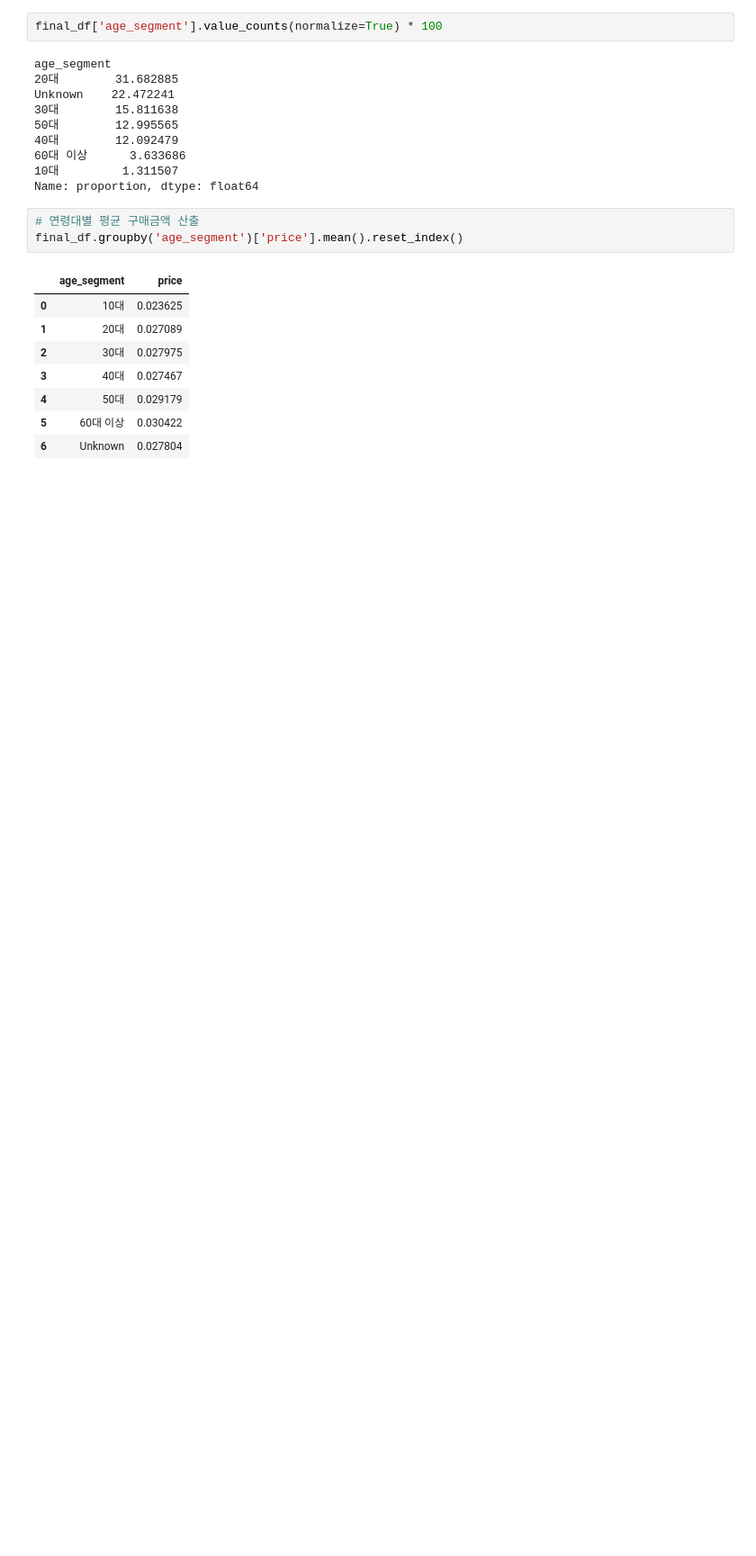
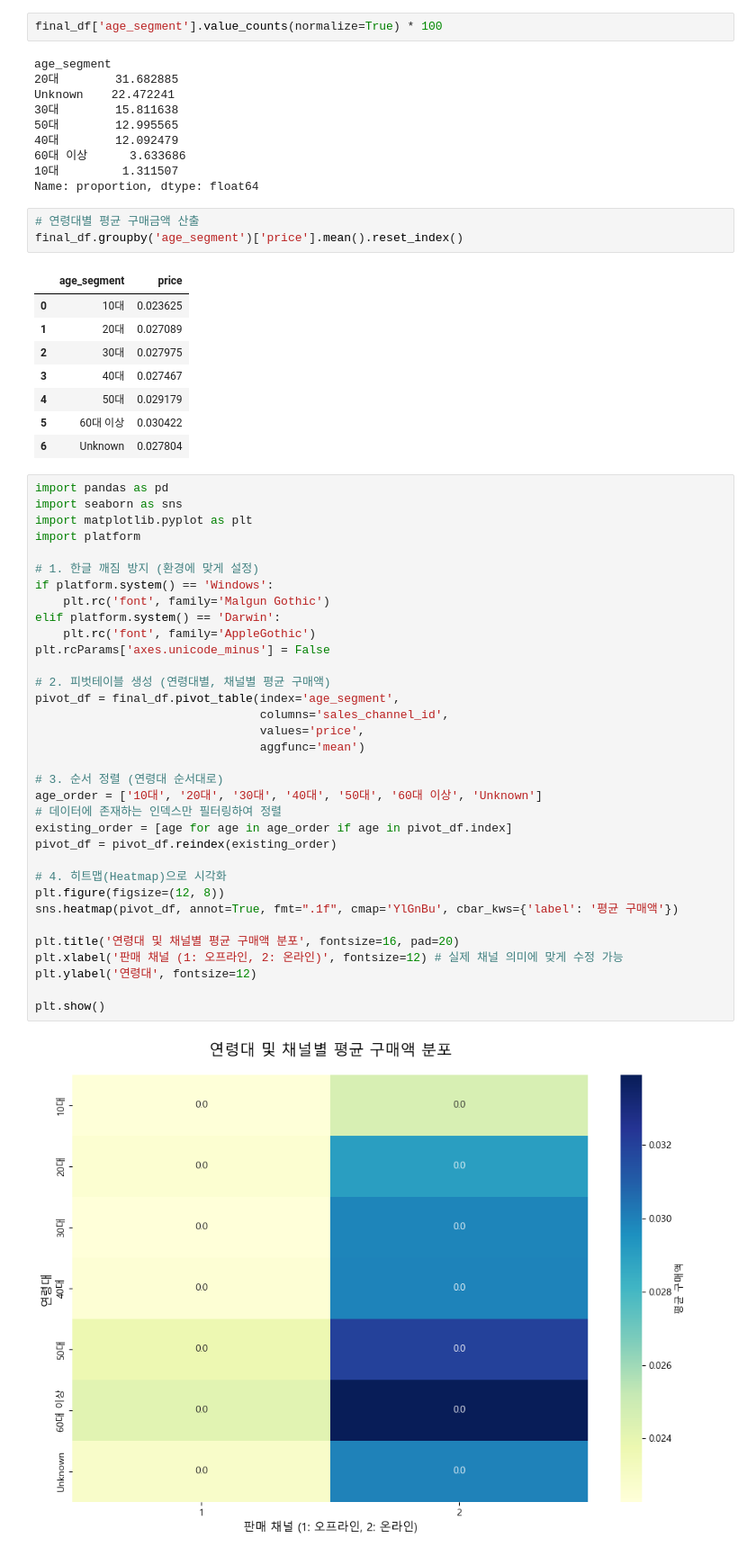
Before and after one commit to yoohengu/cross-gen-biz-analysis, a Jupyter notebook: notebooks/soeun_eda/joinin.ipynb, the cells around one changed output. Shown at 90% size. Saved outputs shown, nothing was run; the diff lists cells and outputs as text; blank space fills up the shorter version.

```diff
--- a/notebooks/soeun_eda/joinin.ipynb
+++ b/notebooks/soeun_eda/joinin.ipynb
@@ -1597,3 +1493,39 @@ final_df.groupby('age_segment')['price'].mean().reset_index()
 | 4 | 50대 | 0.029179 |
 | 5 | 60대 이상 | 0.030422 |
 | 6 | Unknown | 0.027804 |
+# %%
+import pandas as pd
+import seaborn as sns
+import matplotlib.pyplot as plt
+import platform
+
+# 1. 한글 깨짐 방지 (환경에 맞게 설정)
+if platform.system() == 'Windows':
+    plt.rc('font', family='Malgun Gothic')
+elif platform.system() == 'Darwin':
+    plt.rc('font', family='AppleGothic')
+plt.rcParams['axes.unicode_minus'] = False
+
+# 2. 피벗테이블 생성 (연령대별, 채널별 평균 구매액)
+pivot_df = final_df.pivot_table(index='age_segment',
+                                columns='sales_channel_id',
+                                values='price',
+                                aggfunc='mean')
+
+# 3. 순서 정렬 (연령대 순서대로)
+age_order = ['10대', '20대', '30대', '40대', '50대', '60대 이상', 'Unknown']
+# 데이터에 존재하는 인덱스만 필터링하여 정렬
+existing_order = [age for age in age_order if age in pivot_df.index]
+pivot_df = pivot_df.reindex(existing_order)
+
+# 4. 히트맵(Heatmap)으로 시각화
+plt.figure(figsize=(12, 8))
+sns.heatmap(pivot_df, annot=True, fmt=".1f", cmap='YlGnBu', cbar_kws={'label': '평균 구매액'})
+
+plt.title('연령대 및 채널별 평균 구매액 분포', fontsize=16, pad=20)
+plt.xlabel('판매 채널 (1: 오프라인, 2: 온라인)', fontsize=12) # 실제 채널 의미에 맞게 수정 가능
+plt.ylabel('연령대', fontsize=12)
+
+plt.show()
+# %% [output]
+[figure, added]
```
Also changed, not shown: parts of 6 cells of this notebook.
